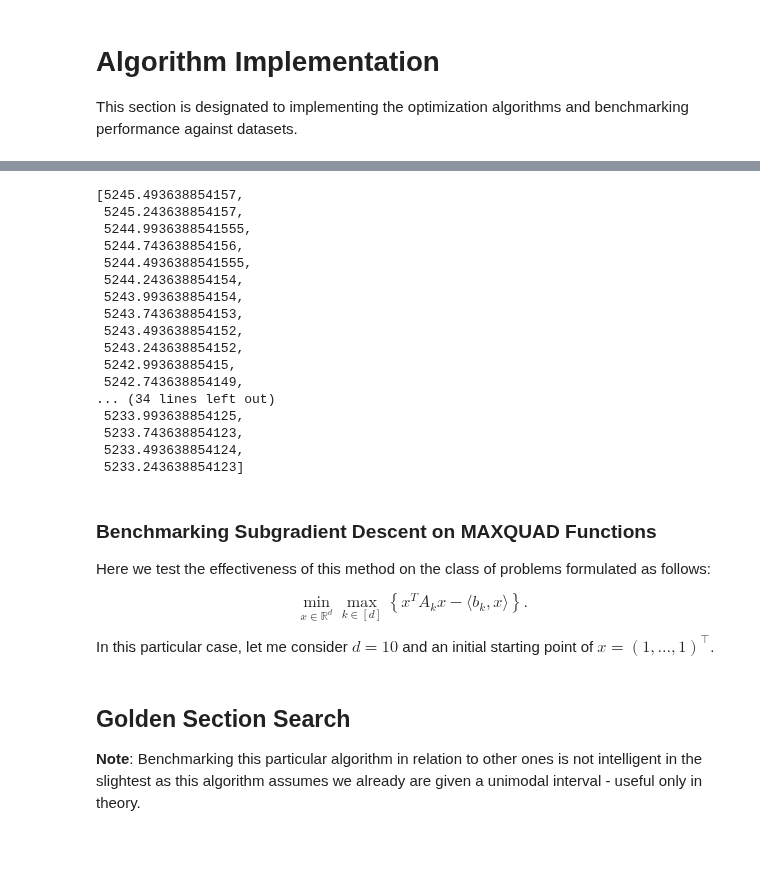
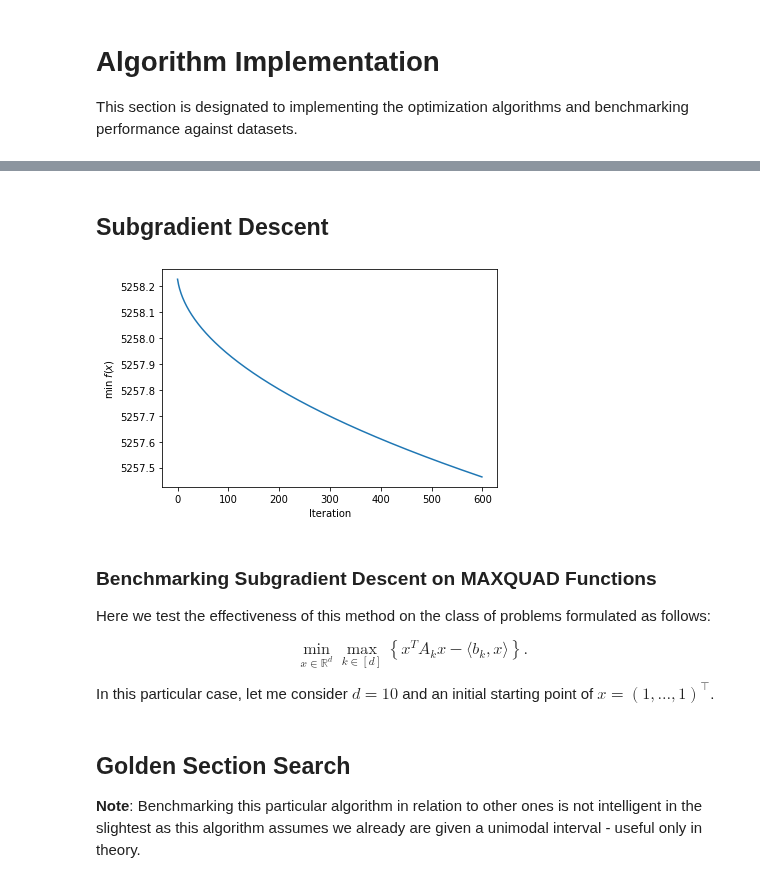
Before and after one commit to mindful-math/Stat_Notes, a Jupyter notebook: Optimization.ipynb, the cells around one changed output, grey strips where cells are left out. Drawn from its saved outputs; the diff is of its cells as text; code cells hidden in the pictures; blank space fills up the shorter version.

```diff
--- a/Optimization.ipynb
+++ b/Optimization.ipynb
@@ -479,28 +403,2 @@ results = subgrad.train()
-# %%
-results['y'][-50:]
-# %% [output]
-[5245.493638854157,
- 5245.243638854157,
- 5244.9936388541555,
- 5244.743638854156,
- 5244.4936388541555,
- 5244.243638854154,
- 5243.993638854154,
- 5243.743638854153,
- 5243.493638854152,
- 5243.243638854152,
- 5242.99363885415,
- 5242.743638854149,
-... (34 lines left out)
- 5233.993638854125,
- 5233.743638854123,
- 5233.493638854124,
- 5233.243638854123]
-# %% [markdown]
-### Benchmarking Subgradient Descent on MAXQUAD Functions
-
-Here we test the effectiveness of this method on the class of problems formulated as follows:
-
-$$\min\limits_{x\in\mathbb{R}^d}\max\limits_{k\in[d]}\left\{x^TA_kx - \langle b_k, x\rangle\right\}.$$
-
-In this particular case, let me consider $d=10$ and an initial starting point of $x=\left(1,\dots,1\right)^\intercal$.
+# %% [markdown]
+## Subgradient Descent
@@ -507,3 +480,18 @@ In this particular case, let me consider $d=10$ and an initial starting point of
+# %%
+plt.plot(results['y'])
+plt.xlabel('Iteration')
+plt.ylabel('$\min\;f(x)$')
+plt.show()
+# %% [output]
+[figure, added]
+# %% [markdown]
+### Benchmarking Subgradient Descent on MAXQUAD Functions
+
+Here we test the effectiveness of this method on the class of problems formulated as follows:
+
+$$\min\limits_{x\in\mathbb{R}^d}\max\limits_{k\in[d]}\left\{x^TA_kx - \langle b_k, x\rangle\right\}.$$
+
+In this particular case, let me consider $d=10$ and an initial starting point of $x=\left(1,\dots,1\right)^\intercal$.
 # %% [markdown]
 ## Golden Section Search
 
```
Also changed, not shown: parts of 5 cells of this notebook.
